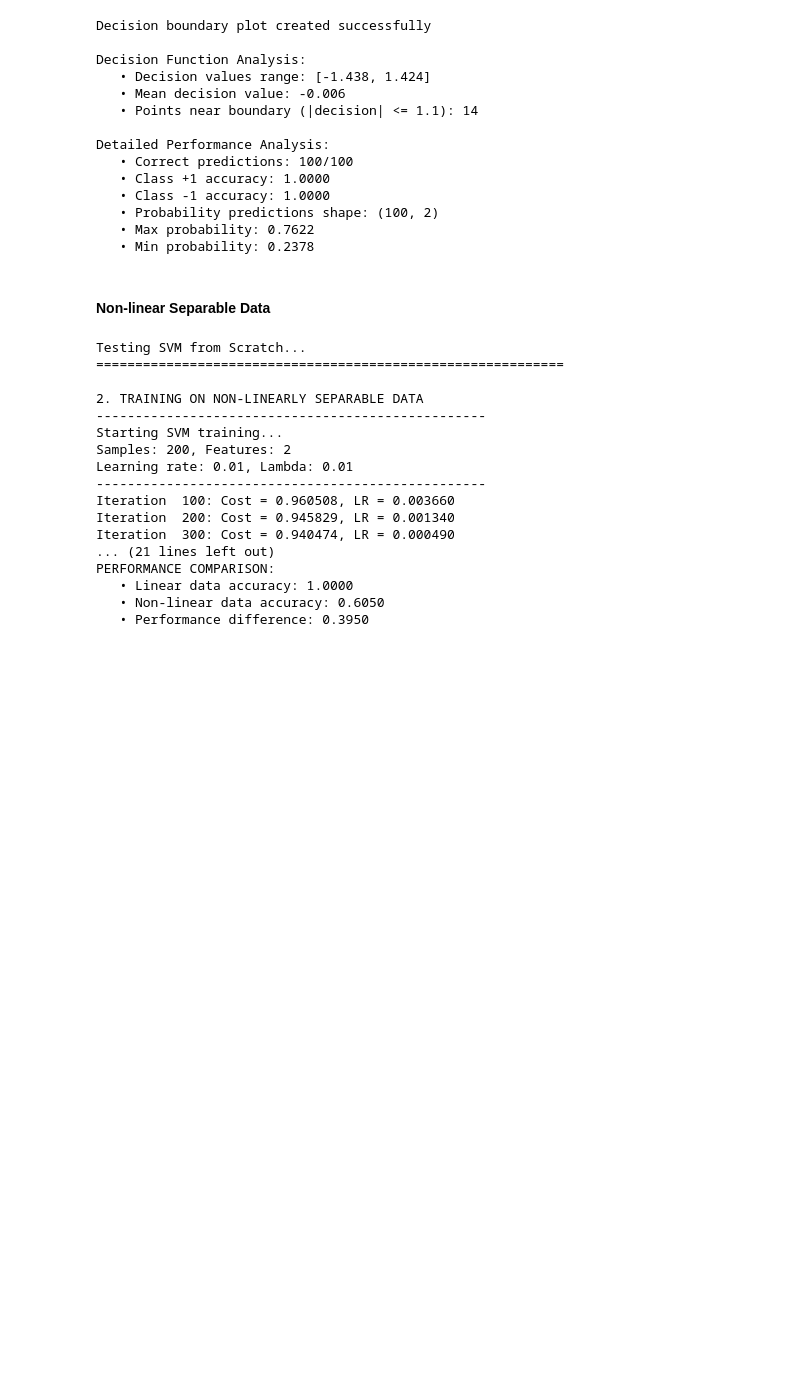
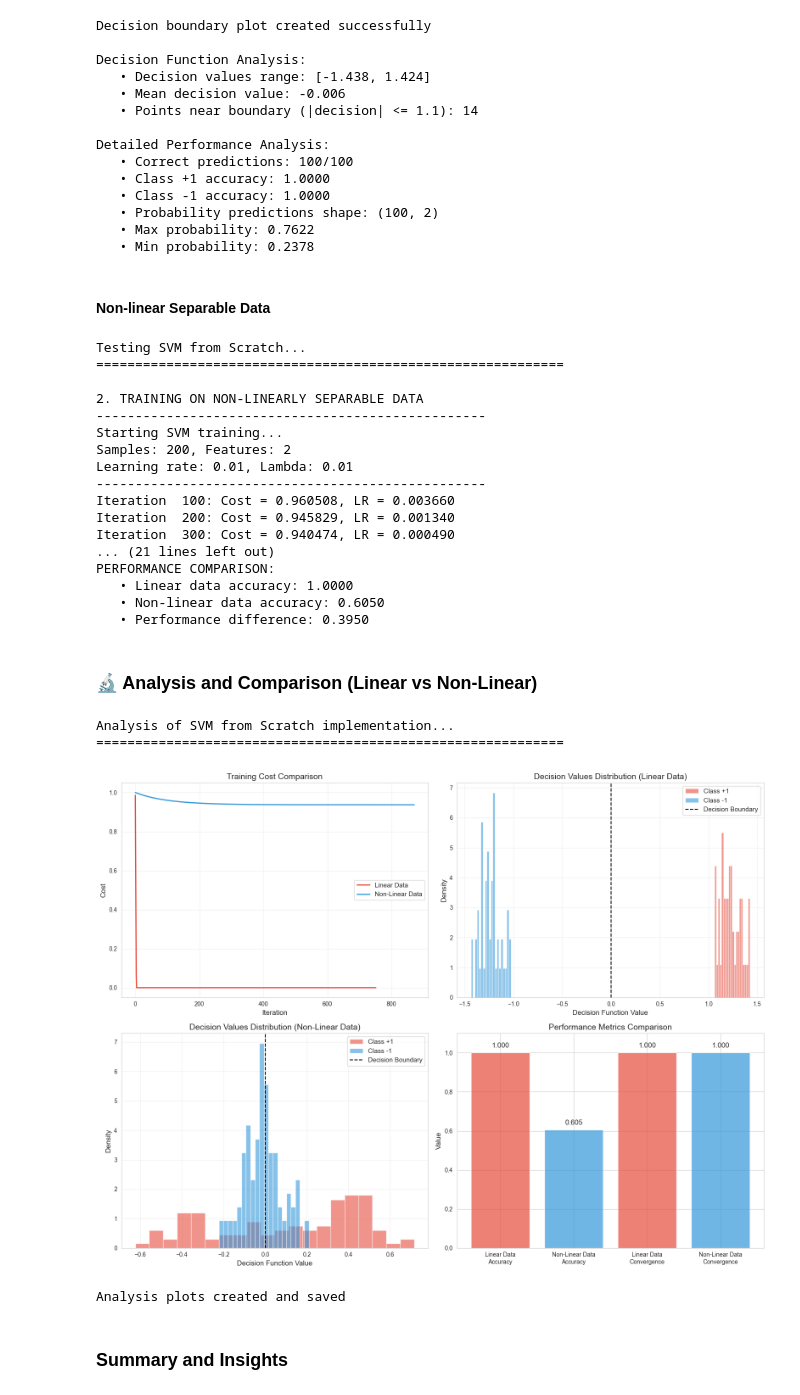
Before and after one commit to NMsby/svm-machine-learning-lab, a Jupyter notebook: notebooks/svm_lab_notebook.ipynb, the cells around one changed output. Drawn from its saved outputs; the diff is of its cells as text; code cells hidden in the pictures; blank space fills up the shorter version.

Commit message:
feat: SVM Analysis and Comparison for Linear and Non-linear data

```diff
--- a/notebooks/svm_lab_notebook.ipynb
+++ b/notebooks/svm_lab_notebook.ipynb
@@ -674,3 +674,78 @@ PERFORMANCE COMPARISON:
    • Linear data accuracy: 1.0000
    • Non-linear data accuracy: 0.6050
    • Performance difference: 0.3950
+# %% [markdown]
+### 🔬 Analysis and Comparison (Linear vs Non-Linear)
+# %%
+print("Analysis of SVM from Scratch implementation...")
+print("=" * 60)
+
+# Create comparison plots
+fig, axes = plt.subplots(2, 2, figsize=(16, 12))
+
+# 1. Training costs comparison
+axes[0, 0].plot(svm_scratch.costs, label='Linear Data', linewidth=2, color='#e74c3c')
+axes[0, 0].plot(svm_nonlinear.costs, label='Non-Linear Data', linewidth=2, color='#3498db')
+axes[0, 0].set_xlabel('Iteration')
+axes[0, 0].set_ylabel('Cost')
+axes[0, 0].set_title('Training Cost Comparison')
+axes[0, 0].legend()
+axes[0, 0].grid(True, alpha=0.3)
+
+# 2. Decision values distribution for linear data
+decision_vals_linear = svm_scratch.decision_function(X_linear)
+axes[0, 1].hist(decision_vals_linear[y_linear == 1], alpha=0.6, label='Class +1',
+                color='#e74c3c', bins=20, density=True)
+axes[0, 1].hist(decision_vals_linear[y_linear == -1], alpha=0.6, label='Class -1',
+                color='#3498db', bins=20, density=True)
+axes[0, 1].axvline(x=0, color='black', linestyle='--', label='Decision Boundary')
+axes[0, 1].set_xlabel('Decision Function Value')
+axes[0, 1].set_ylabel('Density')
+axes[0, 1].set_title('Decision Values Distribution (Linear Data)')
+axes[0, 1].legend()
+axes[0, 1].grid(True, alpha=0.3)
+
+# 3. Decision values distribution for non-linear data
+decision_vals_nonlinear = svm_nonlinear.decision_function(X_nonlinear)
+axes[1, 0].hist(decision_vals_nonlinear[y_nonlinear == 1], alpha=0.6, label='Class +1',
+                color='#e74c3c', bins=20, density=True)
+axes[1, 0].hist(decision_vals_nonlinear[y_nonlinear == -1], alpha=0.6, label='Class -1',
+                color='#3498db', bins=20, density=True)
+axes[1, 0].axvline(x=0, color='black', linestyle='--', label='Decision Boundary')
+axes[1, 0].set_xlabel('Decision Function Value')
+axes[1, 0].set_ylabel('Density')
+axes[1, 0].set_title('Decision Values Distribution (Non-Linear Data)')
+axes[1, 0].legend()
+axes[1, 0].grid(True, alpha=0.3)
+
+# 4. Performance metrics comparison
+metrics_names = ['Linear Data\nAccuracy', 'Non-Linear Data\nAccuracy',
+                'Linear Data\nConvergence', 'Non-Linear Data\nConvergence']
+metrics_values = [accuracy, nonlinear_accuracy,
+                 int(svm_scratch.converged), int(svm_nonlinear.converged)]
+colors = ['#e74c3c', '#3498db', '#e74c3c', '#3498db']
+
+bars = axes[1, 1].bar(metrics_names, metrics_values, color=colors, alpha=0.7)
+axes[1, 1].set_ylabel('Value')
+axes[1, 1].set_title('Performance Metrics Comparison')
+axes[1, 1].set_ylim(0, 1.1)
+
+# Add value labels on bars
+for bar, value in zip(bars, metrics_values):
+    height = bar.get_height()
+    axes[1, 1].text(bar.get_x() + bar.get_width()/2., height + 0.02,
+                   f'{value:.3f}', ha='center', va='bottom')
+
+plt.tight_layout()
+plt.savefig('../results/plots/performance_analysis/svm_scratch_comprehensive.png',
+            dpi=300, bbox_inches='tight')
+plt.show()
+
+print("Analysis plots created and saved")
+# %% [output]
+Analysis of SVM from Scratch implementation...
+============================================================
+[figure, added]
+Analysis plots created and saved
+# %% [markdown]
+### Summary and Insights
```
Also changed, not shown: parts of 2 cells of this notebook, 1 other file.
